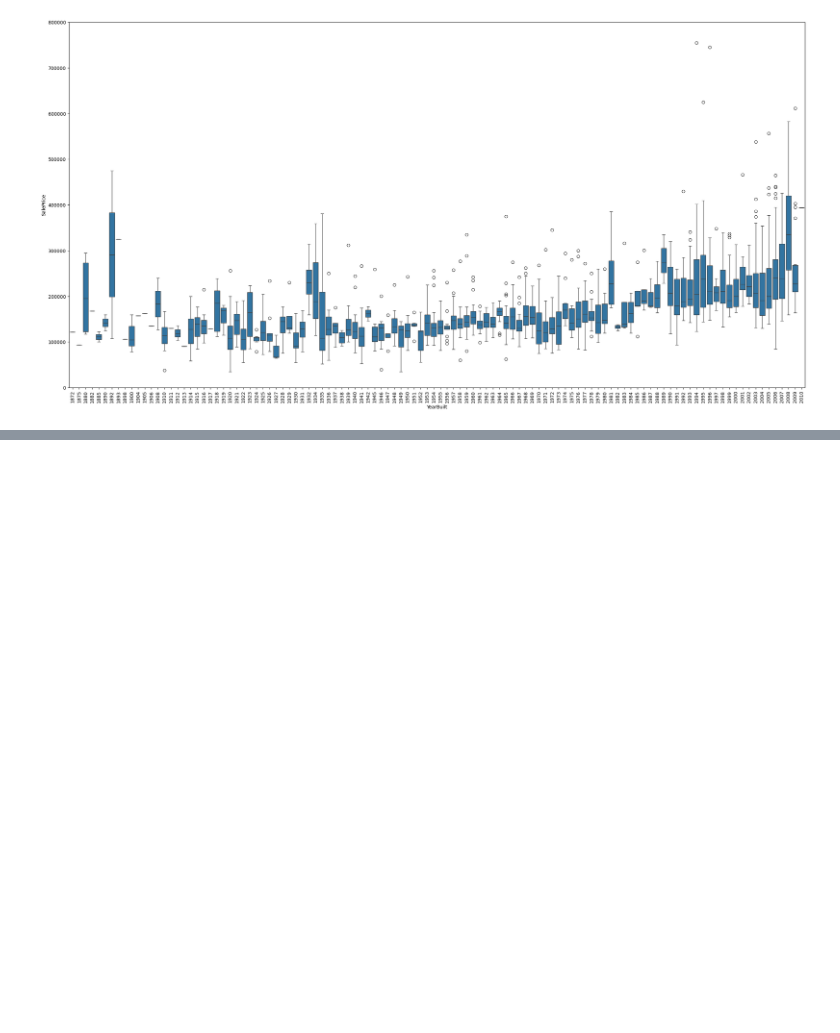
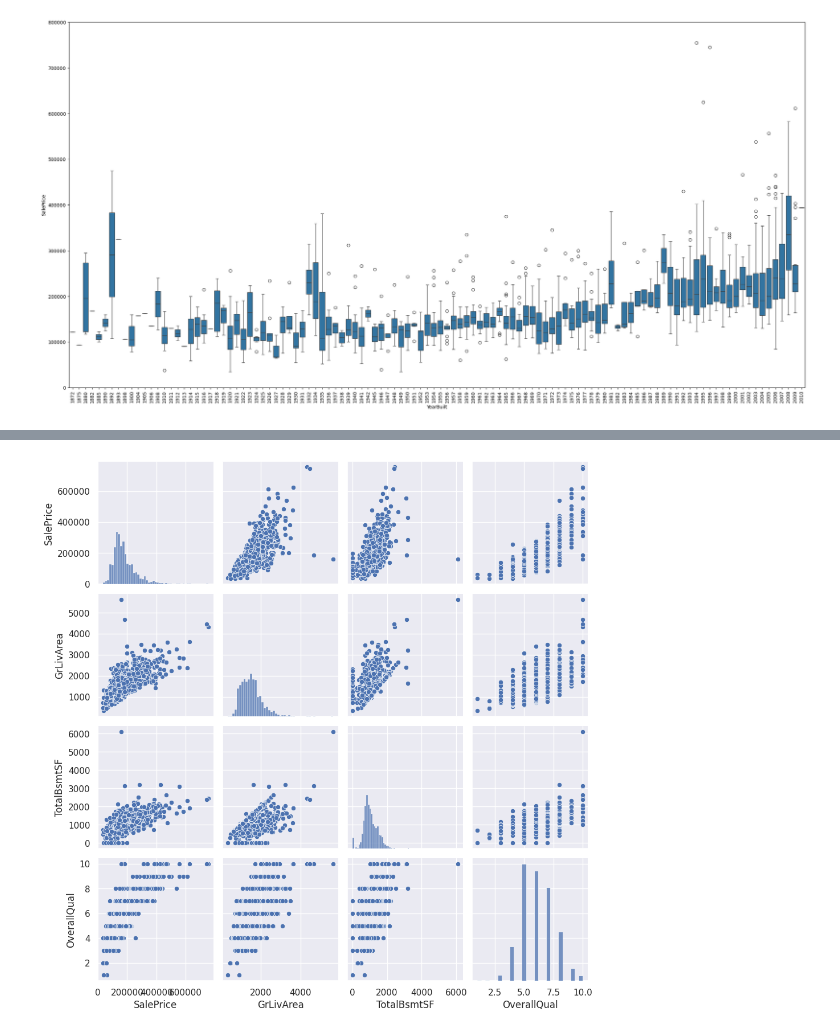
Before and after one commit to Higor-alv/DataAnalysis_C3, a Jupyter notebook: main.ipynb, the cells around one changed output, grey strips where cells are left out. Drawn from its saved outputs; the diff is of its cells as text; code cells hidden in the pictures; blank space fills up the shorter version.

```diff
--- a/main.ipynb
+++ b/main.ipynb
@@ -119,2 +120,8 @@ Com isso dito, vamos separar o que é relevante do que não é.
 
 Com isso dito, vamos separar o que é relevante do que não é.
+# %%
+# Selecionando as variáveis para a regressão
+df_regressao = dataset_train[['SalePrice', 'GrLivArea', 'TotalBsmtSF', 'OverallQual']]
+
+# Verificando as primeiras linhas do DataFrame
+df_regressao.head()
@@ -120,0 +147,6 @@ Com isso dito, vamos separar o que é relevante do que não é.
+# %%
+# Pairplot para visualizar as relações entre as variáveis
+sns.pairplot(df_regressao)
+plt.show()
+# %% [output]
+[figure, added]
```
Also changed, not shown: parts of 18 cells of this notebook, 6 other files.
